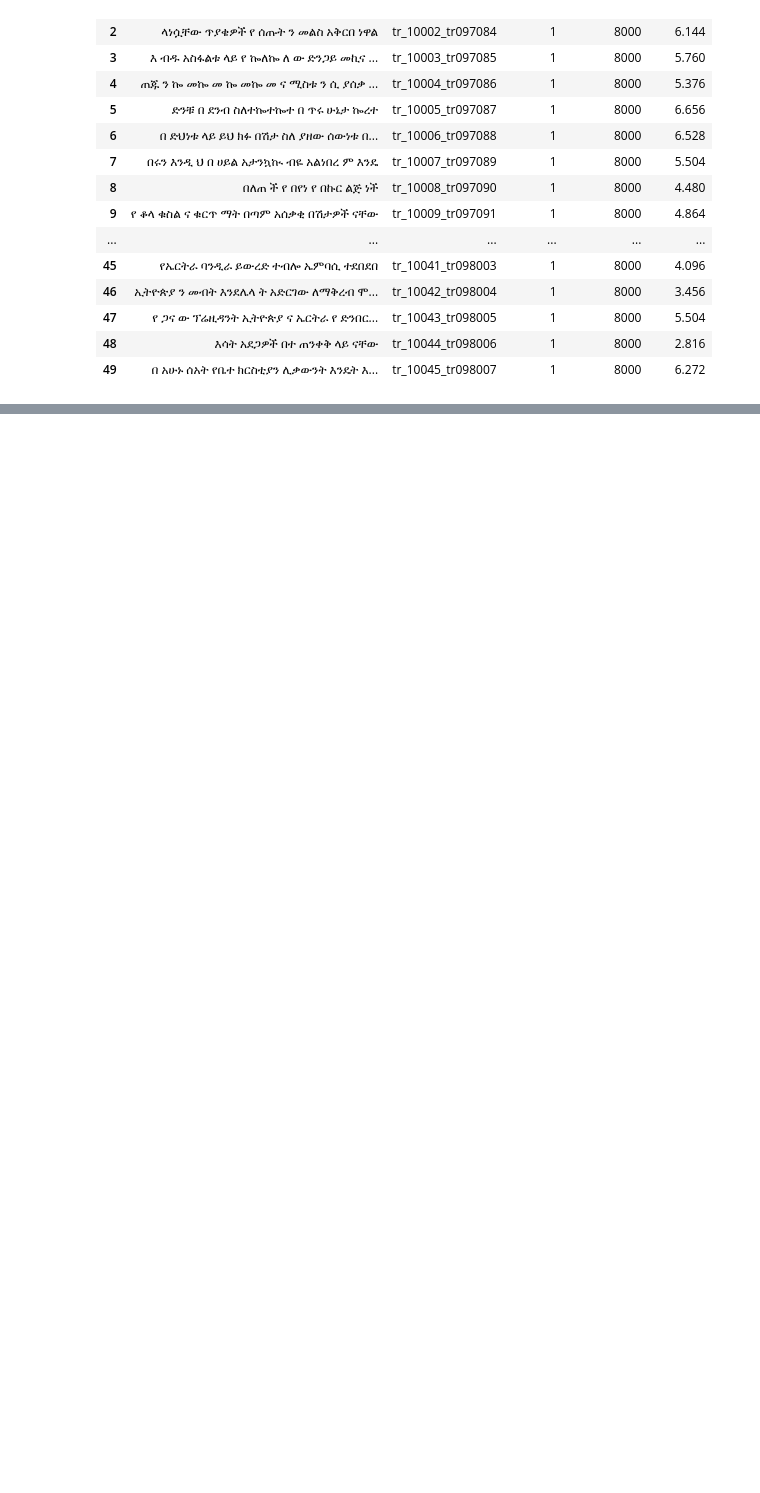
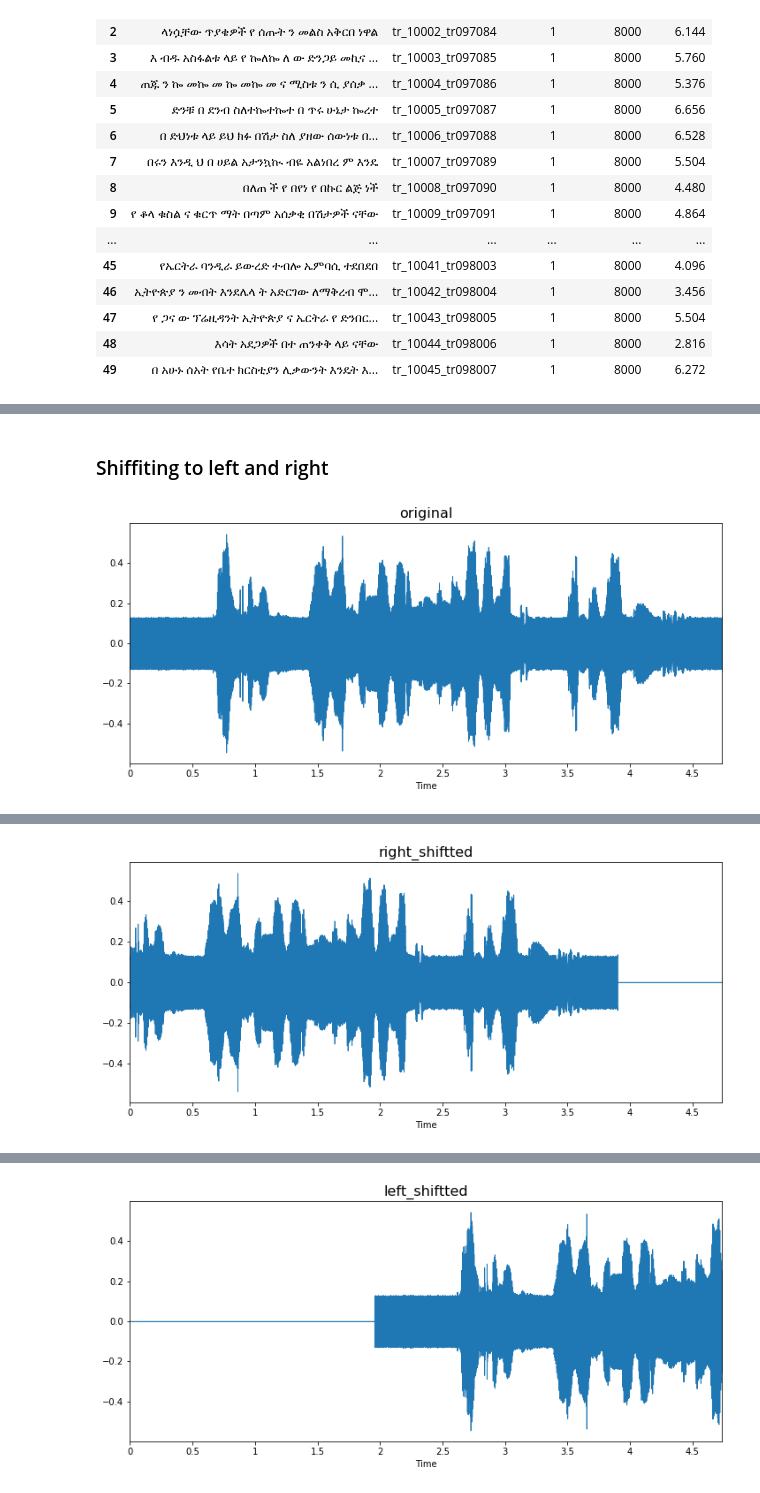
Before and after one commit to Amharic-STT/STT-engine, a Jupyter notebook: notebooks/AS2T.ipynb, the cells around one changed output, grey strips where cells are left out. Saved outputs shown, nothing was run; the diff lists cells and outputs as text; code cells hidden in the pictures; blank space fills up the shorter version.

```diff
--- a/notebooks/AS2T.ipynb
+++ b/notebooks/AS2T.ipynb
@@ -191,7 +192,8 @@ def shift_signal(data, sampling_rate, shift_max, shift_direction):
     shift = np.random.randint(sampling_rate * shift_max)
     if shift_direction == 'right':
         shift = -shift
-    elif self.shift_direction == 'both':
+
+    elif shift_direction == 'both':
         direction = np.random.randint(0, 2)
         if direction == 1:
             shift = -shift
@@ -217,0 +239,27 @@ ipd.Audio(sample_audio[0], rate=rate)
+# %% [markdown]
+### Shiffiting to left and right
+# %%
+
+plt.figure(figsize=(12, 5))
+librosa.display.waveplot(sample_audio, sr=rate)
+plt.title("original", fontsize=16)
+plt.show()
+display(ipd.Audio(sample_audio, rate=rate))
+
+right_shift = shift_signal(sample_audio, rate, 8,  "right")
+
+plt.figure(figsize=(12, 5))
+plt.title("right_shiftted", fontsize=16)
+librosa.display.waveplot(right_shift, sr=rate)
+plt.show()
+display(ipd.Audio(right_shift, rate=rate))
+
+
+left_shift = shift_signal(sample_audio, rate, 4,  "left")
+plt.figure(figsize=(12, 5))
+plt.title("left_shiftted", fontsize=16)
+librosa.display.waveplot(left_shift, sr=rate)
+plt.show()
+display(ipd.Audio(left_shift, rate=rate))
+# %% [output]
+[figure, added]
@@ -217,0 +267 @@ ipd.Audio(sample_audio[0], rate=rate)
+[figure, added]
@@ -217,0 +269 @@ ipd.Audio(sample_audio[0], rate=rate)
+[figure, added]
```
Also changed, not shown: parts of 11 cells of this notebook, 1 other file.
